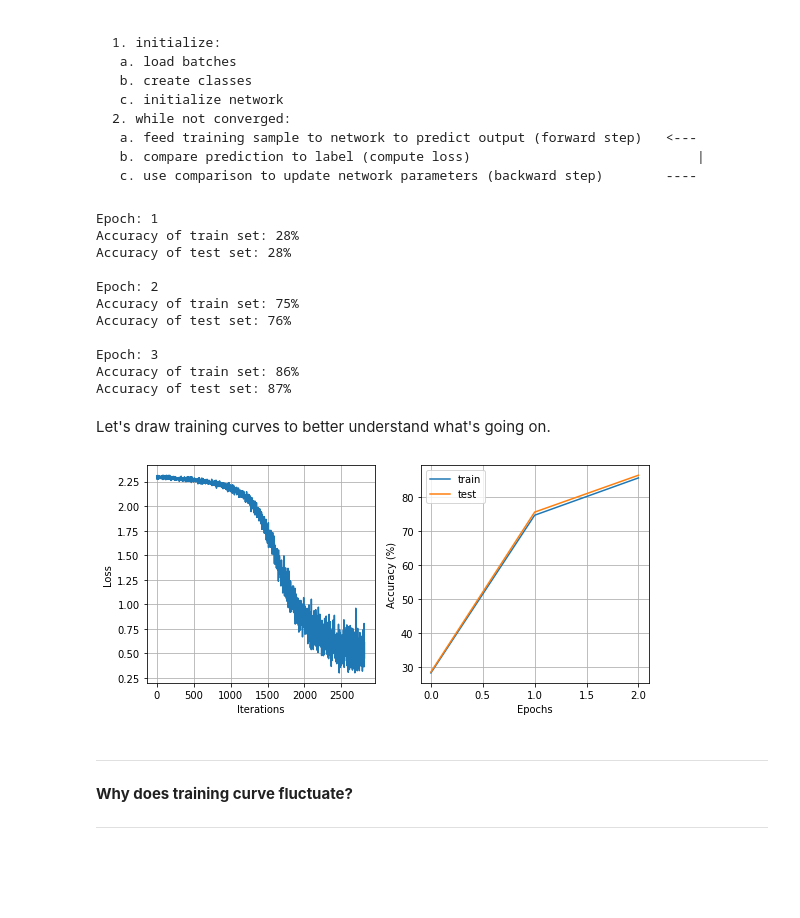
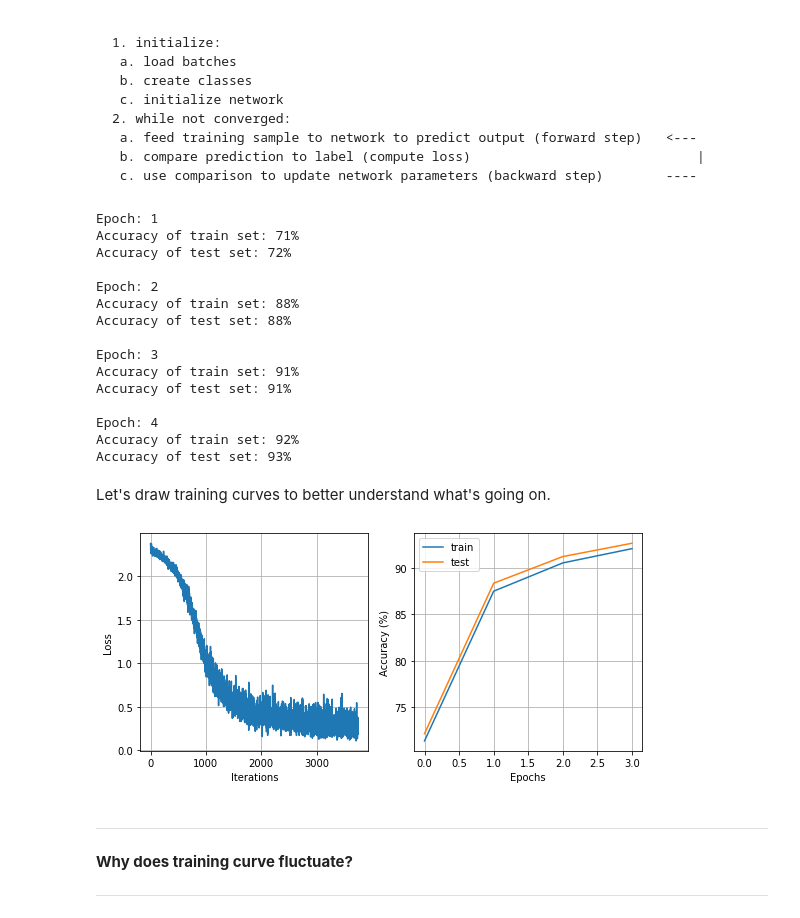
Before and after one commit to Veikko-Saikkonen/delft-deep-learning, a Jupyter notebook: Assignment_3.ipynb, the cells around one changed output. Cells and saved outputs as stored; diff of their text form; code cells hidden in the pictures; blank space fills up the shorter version.

```diff
--- a/Assignment_3.ipynb
+++ b/Assignment_3.ipynb
@@ -431,7 +634,15 @@ class MaxPool2d(object):
         #                  have a look at the backward pass.                   #
         ########################################################################
 
-        pass
+        for i in range(Hp):
+            for j in range(Wp):
+                # Calculate offset for current window on input
+                h_offset = i * self.stride
+                w_offset = j * self.stride
+                # Get current window of x in use
+                window = x_padded[:, :, h_offset:h_offset+self.kernel_size, w_offset:w_offset+self.kernel_size]
+                res = window.amax(dim=[2,3]).flatten()
+                y[:,i,j] = res
 
         ########################################################################
         #                         END OF YOUR CODE                             #
@@ -754,7 +965,13 @@ class CNN(object):
         #                correct layers with correct dimensions.               #
         ########################################################################
 
-        pass
+        self.layers = [
+            Conv2d(in_channels=in_channels, out_channels=hidden_channels[0], kernel_size=3, stride=1, padding=1),
+            ReLU(),
+            Conv2d(in_channels=hidden_channels[0], out_channels=hidden_channels[1], kernel_size=5, stride=1, padding=2),
+            ReLU(),
+            Linear(in_features=hidden_channels[1]*16*16, out_features=out_features)
+        ]
 
         ########################################################################
         #                         END OF YOUR CODE                             #
@@ -816,7 +1033,7 @@ class CNN(object):
             lr: Learning rate to use for update step.
         """
 
-        for layer in layers:
+        for layer in self.layers:
             if hasattr(layer, 'weight'):
                 layer.weight -= layer.weight_grad * lr
             if hasattr(layer, 'bias'):
@@ -825,12 +1042,11 @@ class CNN(object):
 Try your implementation by running below cell.
 # %%
 # Define input and layer dimensions
-n_samples, height, width, in_channels = 1, 16, 16, 3
+n_samples, height, width, in_channels = 10, 16, 16, 3
 hidden_channels, out_features = [5, 6], 2
 
 # Make random input tensor
 x = torch.randn((n_samples, in_channels, height, width), dtype=torch.float32)
-
 
 # Create a layer from the Conv2d object class above
 cnn = CNN(in_channels, hidden_channels, out_features)
@@ -1125,7 +1360,7 @@ out_features = 10
 
 # Training parameters
 learning_rate = 0.001
-epochs = 3
+epochs = 4
 
 # Initialize network
 net = Net(in_channels, hidden_channels, out_features)
@@ -1181,36 +1416,40 @@ for epoch in range(epochs):
     print('')
 # %% [output]
 Epoch: 1
-Accuracy of train set: 28%
-Accuracy of test set: 28%
+Accuracy of train set: 71%
+Accuracy of test set: 72%
 
 Epoch: 2
-Accuracy of train set: 75%
-Accuracy of test set: 76%
+Accuracy of train set: 88%
+Accuracy of test set: 88%
 
 Epoch: 3
-Accuracy of train set: 86%
-Accuracy of test set: 87%
+Accuracy of train set: 91%
+Accuracy of test set: 91%
+
+Epoch: 4
+Accuracy of train set: 92%
+Accuracy of test set: 93%
 # %% [markdown]
 Let's draw training curves to better understand what's going on.
 # %%
 # Plot training curves
 plt.figure(figsize=(9,4))
 plt.subplot(1,2,1)
 plt.xlabel('Iterations')
 plt.ylabel('Loss')
-plt.plot(train_losses)
+plt.plot([loss.item() for loss in train_losses])
 plt.grid()
 
 plt.subplot(1,2,2)
 plt.xlabel('Epochs')
 plt.ylabel('Accuracy (%)')
 plt.plot(train_accs, label = 'train')
 plt.plot(test_accs, label = 'test')
 plt.legend()
 plt.grid()
 # %% [output]
-[figure, old version]
+[figure, new version]
 # %% [markdown]
 ---
 
```
Also changed, not shown: parts of 8 cells of this notebook.
